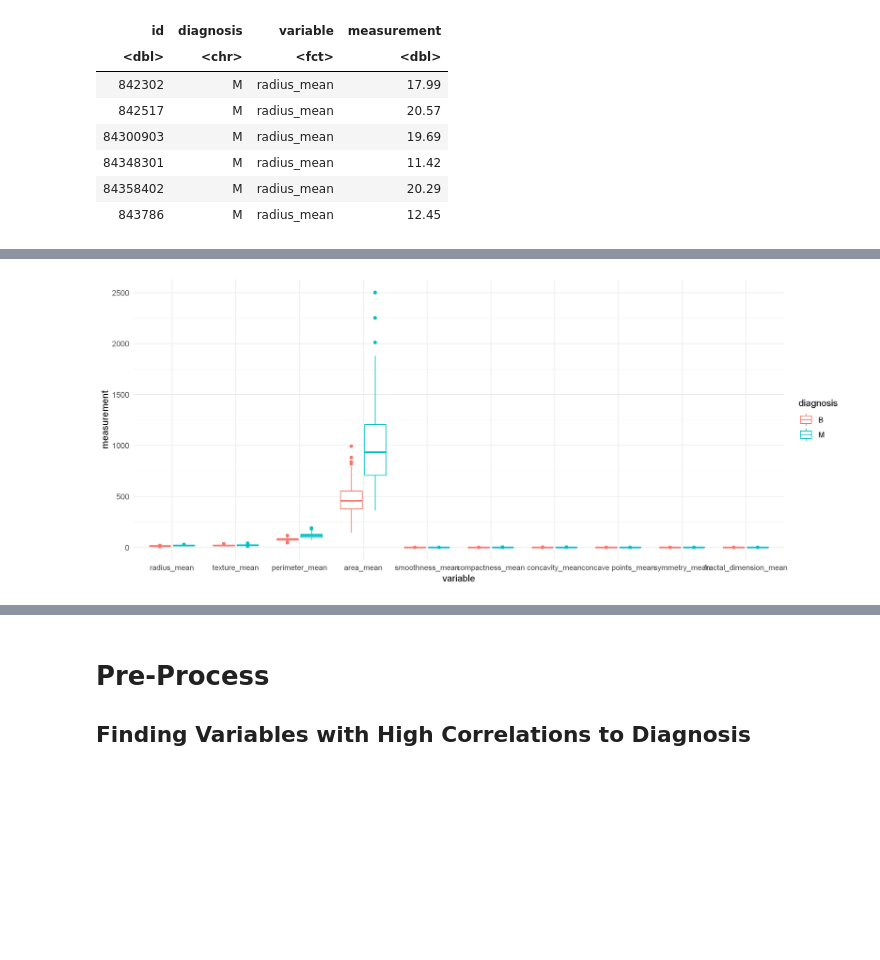
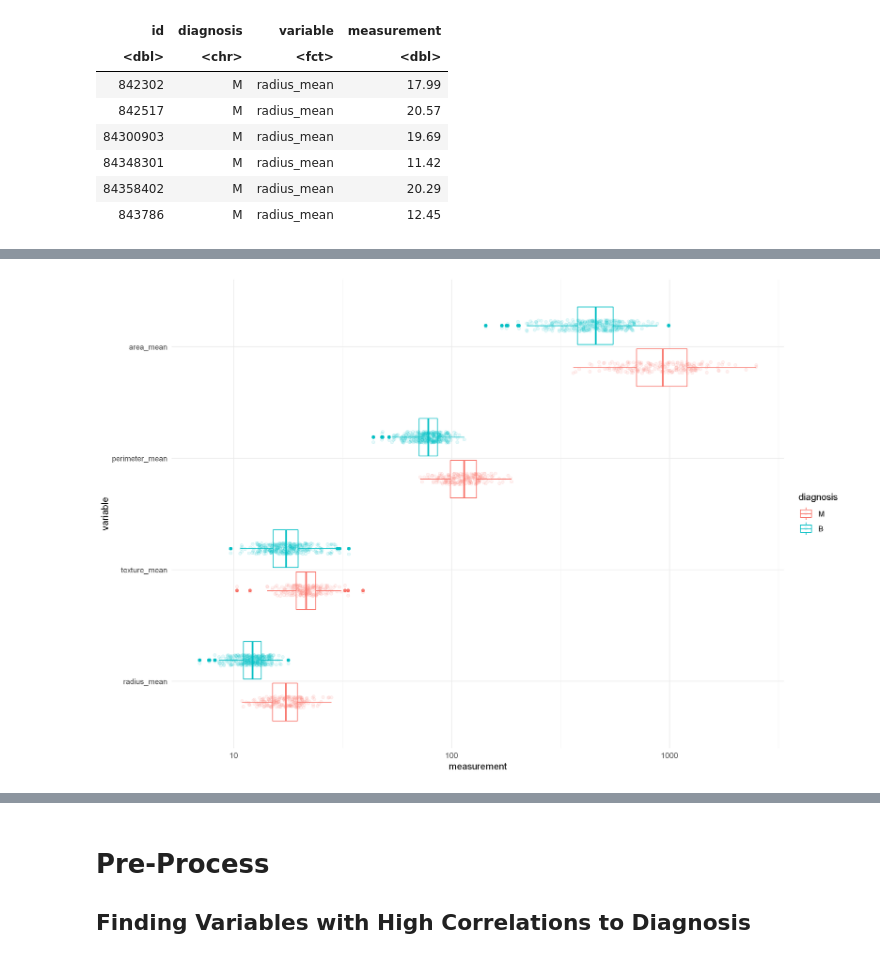
Before and after one commit to MichaszJ/Notebooks, a Jupyter notebook: Wisconsin Breast Cancer Classification.ipynb, the cells around one changed output, grey strips where cells are left out. Drawn from its saved outputs; the diff is of its cells as text; code cells hidden in the pictures; blank space fills up the shorter version.

Commit message:
improved visualizations

```diff
--- a/Wisconsin Breast Cancer Classification.ipynb
+++ b/Wisconsin Breast Cancer Classification.ipynb
@@ -101,0 +104,9 @@ A tibble: 6 × 4
+# %%
+data_mean <- data_long %>%
+    filter(grepl('_mean', variable)) %>%
+    mutate(diagnosis = factor(diagnosis, levels = c("M", "B")))
+
+data_mean %>%
+    group_by(variable) %>%
+    summarize(median = median(measurement)) %>%
+    arrange(desc(median))
@@ -102,11 +127,16 @@ A tibble: 6 × 4
 # %%
-options(repr.plot.width = 12, repr.plot.height = 5, repr.plot.res=260)
+options(repr.plot.width = 12, repr.plot.height = 8, repr.plot.res=260)
 
-data_mean <- data_long %>% filter(grepl('_mean', variable))
+high_median <- c("area_mean", "perimeter_mean", "texture_mean", "radius_mean")
 
-ggplot(data_mean, aes(x = variable, y = measurement, color = diagnosis)) +
-    geom_boxplot() +
-    theme_minimal()
+data_mean %>%
+    filter(variable %in% high_median) %>%
+    ggplot(aes(x = variable, y = measurement, color = diagnosis)) +
+        geom_boxplot() +
+        geom_point(position = position_jitterdodge(jitter.width = 0.2), alpha = 0.1) +
+        theme_minimal() +
+        scale_y_log10() +
+        coord_flip()
 # %% [output]
-[figure, old version]
+[figure, new version]
 # %%
```
Also changed, not shown: parts of 44 cells of this notebook.
